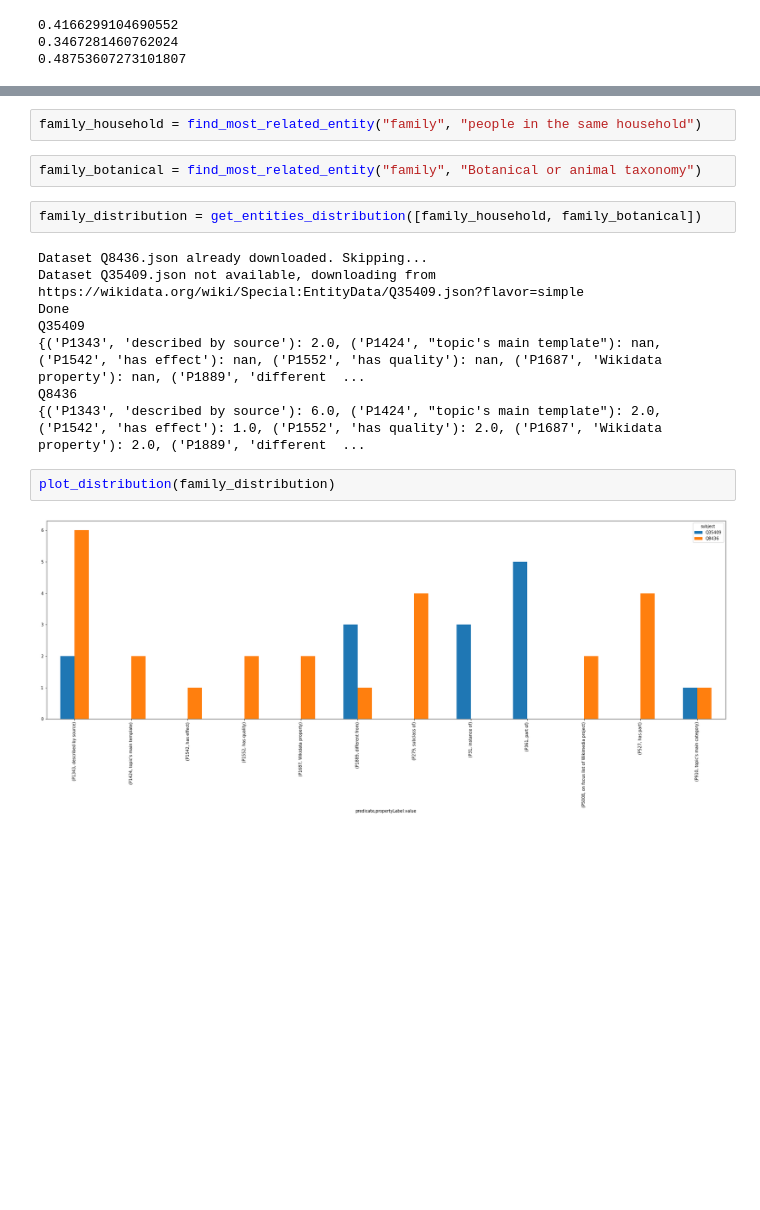
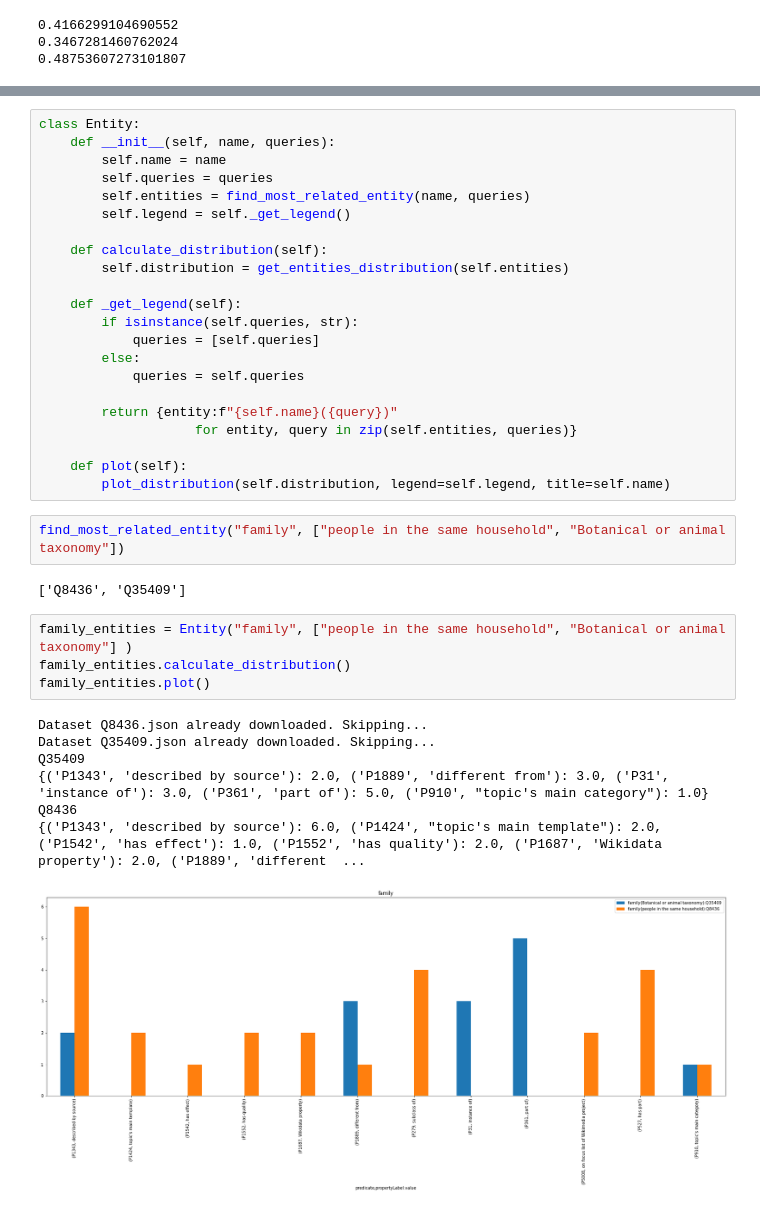
Before and after one commit to erolm-a/colla-framework, a Jupyter notebook: notebooks/WikidataTuples.ipynb, the cells around one changed output, grey strips where cells are left out. Cells and saved outputs as stored; diff of their text form; blank space fills up the shorter version.

```diff
--- a/notebooks/WikidataTuples.ipynb
+++ b/notebooks/WikidataTuples.ipynb
@@ -370,18 +397,38 @@ def find_most_related_entity(label, description):
+# %%
+class Entity:
+    def __init__(self, name, queries):
+        self.name = name
+        self.queries = queries
+        self.entities = find_most_related_entity(name, queries)
+        self.legend = self._get_legend()
+
+    def calculate_distribution(self):
+        self.distribution = get_entities_distribution(self.entities)
+
+    def _get_legend(self):
+        if isinstance(self.queries, str):
+            queries = [self.queries]
+        else:
+            queries = self.queries
+
+        return {entity:f"{self.name}({query})"
+                    for entity, query in zip(self.entities, queries)}
+
+    def plot(self):
+        plot_distribution(self.distribution, legend=self.legend, title=self.name)
 # %%
-family_household = find_most_related_entity("family", "people in the same household")
+find_most_related_entity("family", ["people in the same household", "Botanical or animal taxonomy"])
+# %% [output]
+['Q8436', 'Q35409']
-# %%
-family_botanical = find_most_related_entity("family", "Botanical or animal taxonomy")
-# %%
-family_distribution = get_entities_distribution([family_household, family_botanical])
-# %% [output]
-Dataset Q8436.json already downloaded. Skipping...
-Dataset Q35409.json not available, downloading from https://wikidata.org/wiki/Special:EntityData/Q35409.json?flavor=simple
-Done
-Q35409
-{('P1343', 'described by source'): 2.0, ('P1424', "topic's main template"): nan, ('P1542', 'has effect'): nan, ('P1552', 'has quality'): nan, ('P1687', 'Wikidata property'): nan, ('P1889', 'different  ...
-Q8436
-{('P1343', 'described by source'): 6.0, ('P1424', "topic's main template"): 2.0, ('P1542', 'has effect'): 1.0, ('P1552', 'has quality'): 2.0, ('P1687', 'Wikidata property'): 2.0, ('P1889', 'different  ...
-# %%
-plot_distribution(family_distribution)
-# %% [output]
-[figure, removed]
+# %%
+family_entities = Entity("family", ["people in the same household", "Botanical or animal taxonomy"] )
+family_entities.calculate_distribution()
+family_entities.plot()
+# %% [output]
+Dataset Q8436.json already downloaded. Skipping...
+Dataset Q35409.json already downloaded. Skipping...
+Q35409
+{('P1343', 'described by source'): 2.0, ('P1889', 'different from'): 3.0, ('P31', 'instance of'): 3.0, ('P361', 'part of'): 5.0, ('P910', "topic's main category"): 1.0}
+Q8436
+{('P1343', 'described by source'): 6.0, ('P1424', "topic's main template"): 2.0, ('P1542', 'has effect'): 1.0, ('P1552', 'has quality'): 2.0, ('P1687', 'Wikidata property'): 2.0, ('P1889', 'different  ...
+[figure, added]
```
Also changed, not shown: parts of 12 cells of this notebook.
